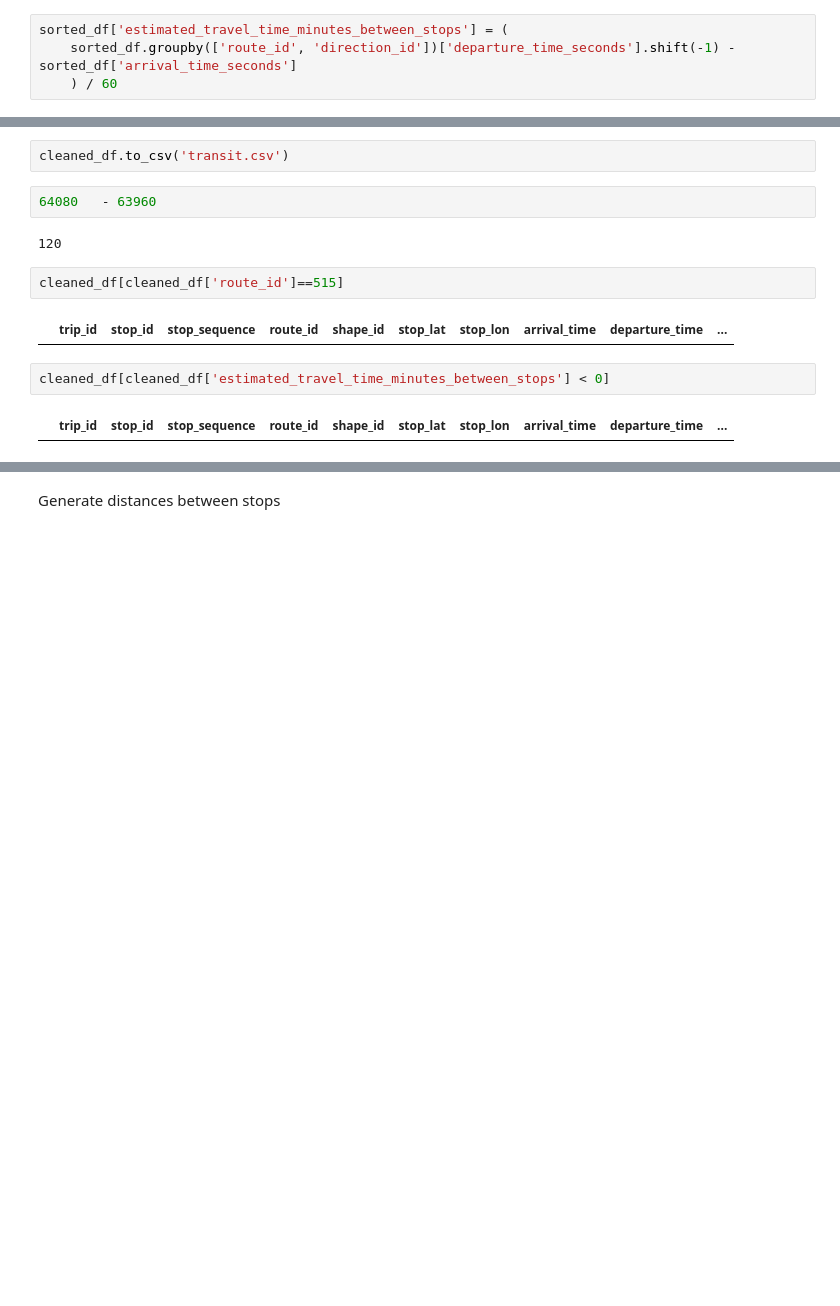
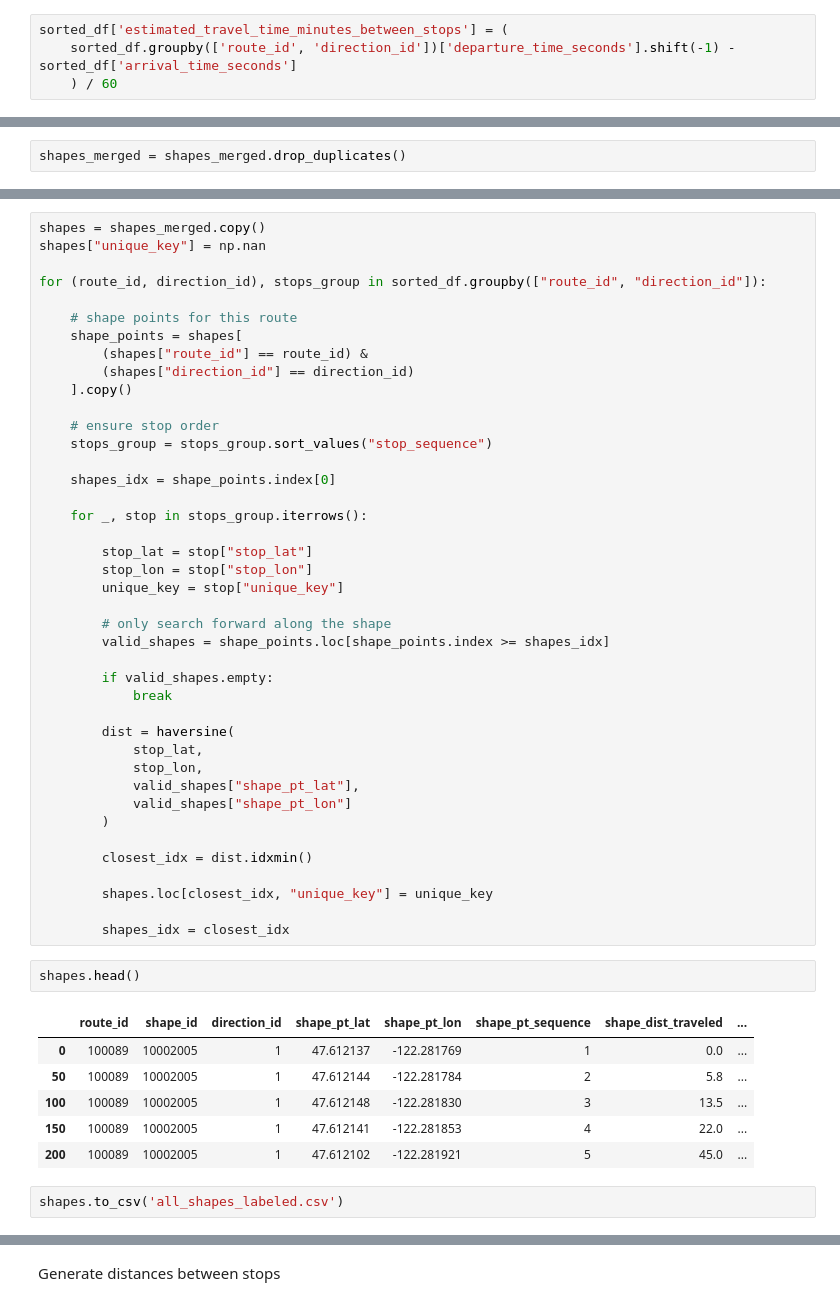
Before and after one commit to cathrn3/data-515-pantrymap, a Jupyter notebook: notebooks/transit_graph.ipynb, the cells around one changed output, grey strips where cells are left out. Saved outputs shown, nothing was run; the diff lists cells and outputs as text; blank space fills up the shorter version.

```diff
--- a/notebooks/transit_graph.ipynb
+++ b/notebooks/transit_graph.ipynb
@@ -71,0 +73,2 @@ cleaned_df = sorted_df.dropna(subset=["next_stop"])
+# %%
+shapes_merged = shapes_merged.drop_duplicates()
@@ -72,14 +104,52 @@ cleaned_df = sorted_df.dropna(subset=["next_stop"])
+# %%
+shapes = shapes_merged.copy()
+shapes["unique_key"] = np.nan
+
+for (route_id, direction_id), stops_group in sorted_df.groupby(["route_id", "direction_id"]):
+
+    # shape points for this route
+    shape_points = shapes[
+        (shapes["route_id"] == route_id) &
+        (shapes["direction_id"] == direction_id)
+    ].copy()
+
+    # ensure stop order
+    stops_group = stops_group.sort_values("stop_sequence")
+
+    shapes_idx = shape_points.index[0]
+
+    for _, stop in stops_group.iterrows():
+
+        stop_lat = stop["stop_lat"]
+        stop_lon = stop["stop_lon"]
+        unique_key = stop["unique_key"]
+
+        # only search forward along the shape
+        valid_shapes = shape_points.loc[shape_points.index >= shapes_idx]
+
+        if valid_shapes.empty:
+            break
+
+        dist = haversine(
+            stop_lat,
+            stop_lon,
+            valid_shapes["shape_pt_lat"],
+            valid_shapes["shape_pt_lon"]
+        )
+
+        closest_idx = dist.idxmin()
+
+        shapes.loc[closest_idx, "unique_key"] = unique_key
+
+        shapes_idx = closest_idx
+# %%
+shapes.head()
+# %% [output]
+|  | route_id | shape_id | direction_id | shape_pt_lat | shape_pt_lon | shape_pt_sequence | shape_dist_traveled | ... |
+| 0 | 100089 | 10002005 | 1 | 47.612137 | -122.281769 | 1 | 0.0 | ... |
+| 50 | 100089 | 10002005 | 1 | 47.612144 | -122.281784 | 2 | 5.8 | ... |
+| 100 | 100089 | 10002005 | 1 | 47.612148 | -122.281830 | 3 | 13.5 | ... |
+| 150 | 100089 | 10002005 | 1 | 47.612141 | -122.281853 | 4 | 22.0 | ... |
+| 200 | 100089 | 10002005 | 1 | 47.612102 | -122.281921 | 5 | 45.0 | ... |
 # %%
-cleaned_df.to_csv('transit.csv')
+shapes.to_csv('all_shapes_labeled.csv')
-# %%
-64080	- 63960
-# %% [output]
-120
-# %%
-cleaned_df[cleaned_df['route_id']==515]
-# %% [output]
-|  | trip_id | stop_id | stop_sequence | route_id | shape_id | stop_lat | stop_lon | arrival_time | departure_time | ... |
-# %%
-cleaned_df[cleaned_df['estimated_travel_time_minutes_between_stops'] < 0]
-# %% [output]
-|  | trip_id | stop_id | stop_sequence | route_id | shape_id | stop_lat | stop_lon | arrival_time | departure_time | ... |
```
Also changed, not shown: parts of 18 cells of this notebook, 11 other files.
